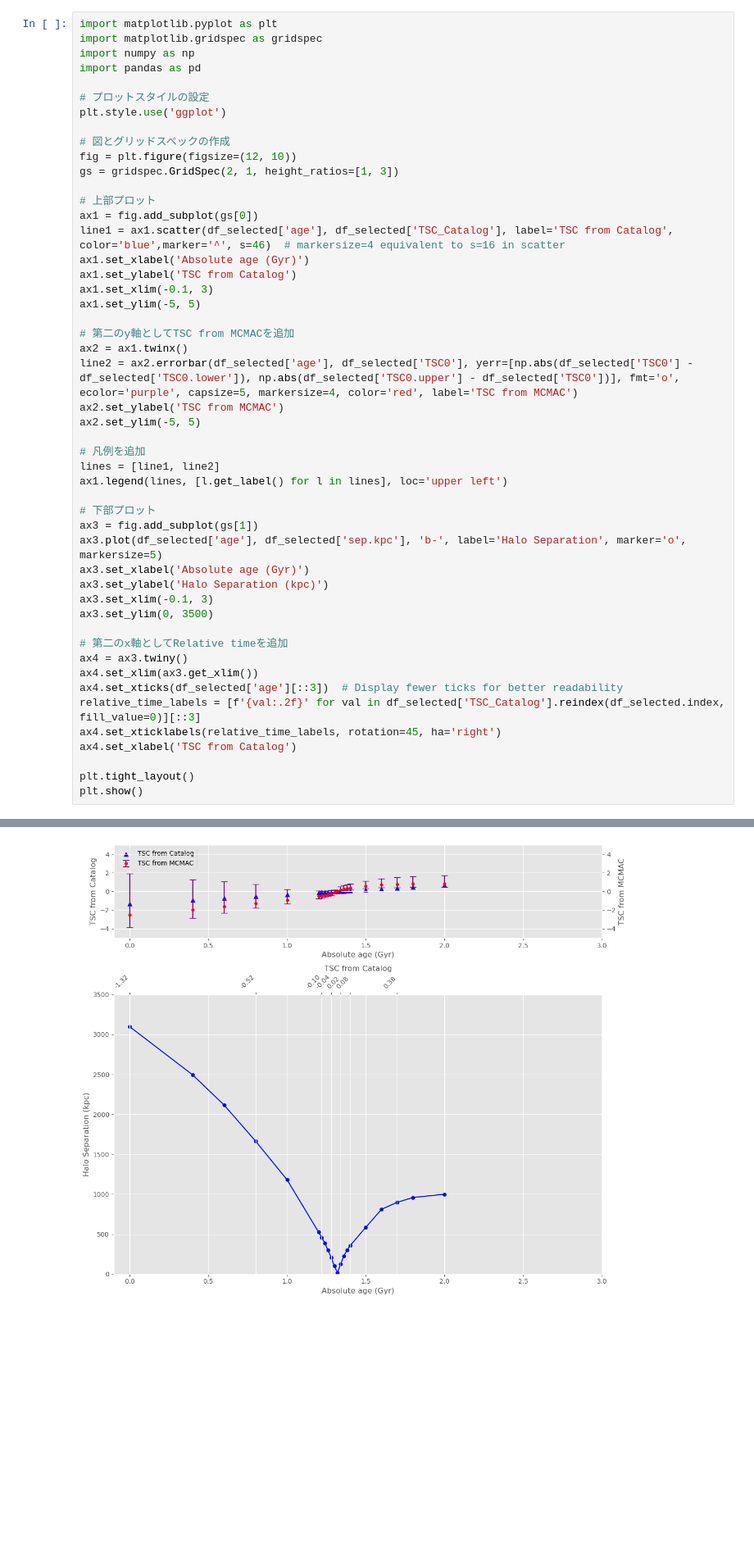
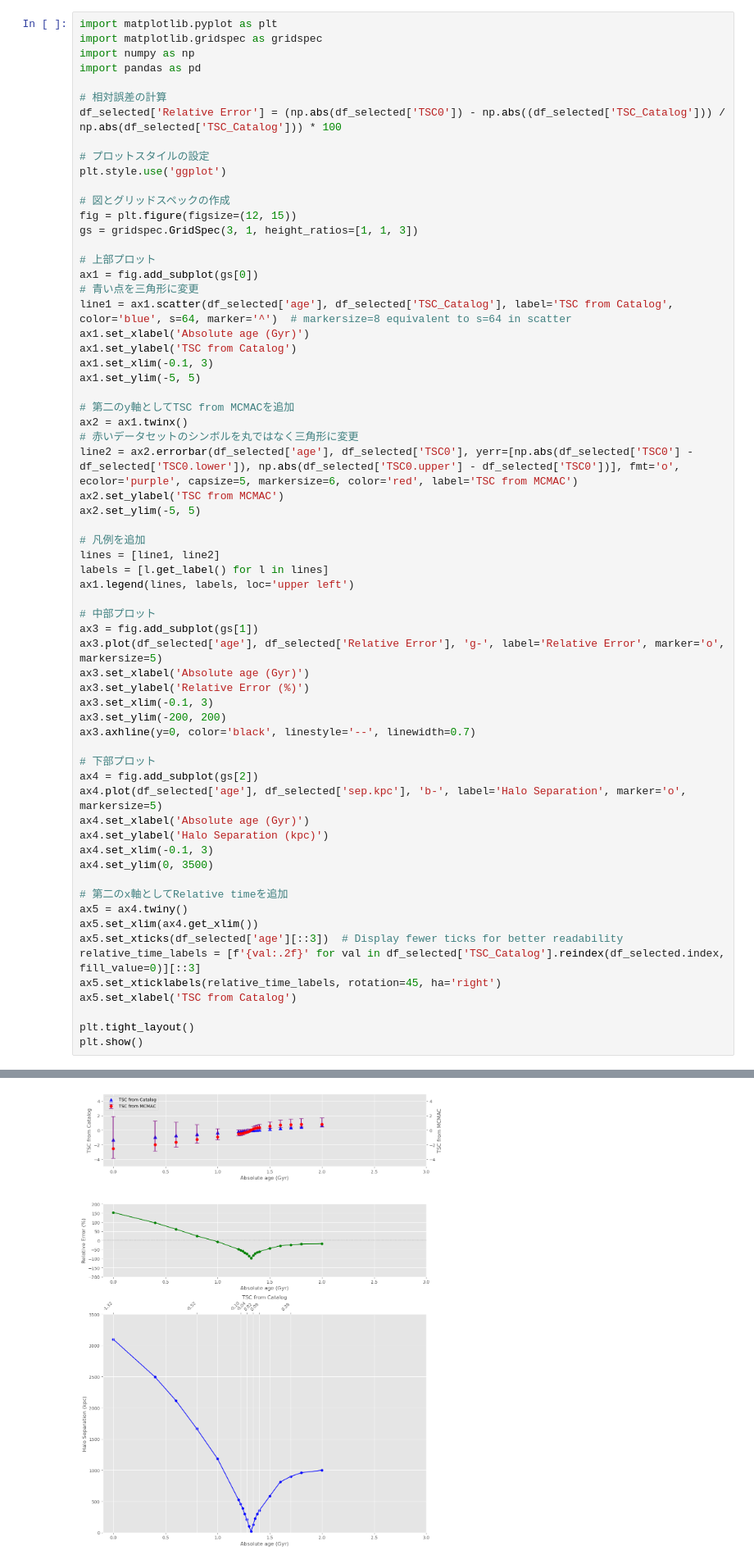
Before and after one commit to ryusei172525/SSP2024_GalaxyClusters, a Jupyter notebook: analysis1.ipynb, the cells around one changed output, grey strips where cells are left out. Shown at 82% size. Saved outputs shown, nothing was run; the diff lists cells and outputs as text; blank space fills up the shorter version.

Commit message:
add relative error plots

```diff
--- a/analysis1.ipynb
+++ b/analysis1.ipynb
@@ -52,16 +52,20 @@ import matplotlib.gridspec as gridspec
 import numpy as np
 import pandas as pd
 
+# 相対誤差の計算
+df_selected['Relative Error'] = (np.abs(df_selected['TSC0']) - np.abs((df_selected['TSC_Catalog'])) / np.abs(df_selected['TSC_Catalog'])) * 100
+
 # プロットスタイルの設定
 plt.style.use('ggplot')
 
 # 図とグリッドスペックの作成
-fig = plt.figure(figsize=(12, 10))
-gs = gridspec.GridSpec(2, 1, height_ratios=[1, 3])
+fig = plt.figure(figsize=(12, 15))
+gs = gridspec.GridSpec(3, 1, height_ratios=[1, 1, 3])
 
 # 上部プロット
 ax1 = fig.add_subplot(gs[0])
-line1 = ax1.scatter(df_selected['age'], df_selected['TSC_Catalog'], label='TSC from Catalog', color='blue',marker='^', s=46)  # markersize=4 equivalent to s=16 in scatter
+# 青い点を三角形に変更
+line1 = ax1.scatter(df_selected['age'], df_selected['TSC_Catalog'], label='TSC from Catalog', color='blue', s=64, marker='^')  # markersize=8 equivalent to s=64 in scatter
 ax1.set_xlabel('Absolute age (Gyr)')
 ax1.set_ylabel('TSC from Catalog')
 ax1.set_xlim(-0.1, 3)
@@ -69,29 +73,40 @@ ax1.set_ylim(-5, 5)
 
 # 第二のy軸としてTSC from MCMACを追加
 ax2 = ax1.twinx()
-line2 = ax2.errorbar(df_selected['age'], df_selected['TSC0'], yerr=[np.abs(df_selected['TSC0'] - df_selected['TSC0.lower']), np.abs(df_selected['TSC0.upper'] - df_selected['TSC0'])], fmt='o', ecolor='purple', capsize=5, markersize=4, color='red', label='TSC from MCMAC')
+# 赤いデータセットのシンボルを丸ではなく三角形に変更
+line2 = ax2.errorbar(df_selected['age'], df_selected['TSC0'], yerr=[np.abs(df_selected['TSC0'] - df_selected['TSC0.lower']), np.abs(df_selected['TSC0.upper'] - df_selected['TSC0'])], fmt='o', ecolor='purple', capsize=5, markersize=6, color='red', label='TSC from MCMAC')
 ax2.set_ylabel('TSC from MCMAC')
 ax2.set_ylim(-5, 5)
 
 # 凡例を追加
 lines = [line1, line2]
-ax1.legend(lines, [l.get_label() for l in lines], loc='upper left')
+labels = [l.get_label() for l in lines]
+ax1.legend(lines, labels, loc='upper left')
+
+# 中部プロット
+ax3 = fig.add_subplot(gs[1])
+ax3.plot(df_selected['age'], df_selected['Relative Error'], 'g-', label='Relative Error', marker='o', markersize=5)
+ax3.set_xlabel('Absolute age (Gyr)')
+ax3.set_ylabel('Relative Error (%)')
+ax3.set_xlim(-0.1, 3)
+ax3.set_ylim(-200, 200)
+ax3.axhline(y=0, color='black', linestyle='--', linewidth=0.7)
 
 # 下部プロット
-ax3 = fig.add_subplot(gs[1])
-ax3.plot(df_selected['age'], df_selected['sep.kpc'], 'b-', label='Halo Separation', marker='o', markersize=5)
-ax3.set_xlabel('Absolute age (Gyr)')
-ax3.set_ylabel('Halo Separation (kpc)')
-ax3.set_xlim(-0.1, 3)
-ax3.set_ylim(0, 3500)
+ax4 = fig.add_subplot(gs[2])
+ax4.plot(df_selected['age'], df_selected['sep.kpc'], 'b-', label='Halo Separation', marker='o', markersize=5)
+ax4.set_xlabel('Absolute age (Gyr)')
+ax4.set_ylabel('Halo Separation (kpc)')
+ax4.set_xlim(-0.1, 3)
+ax4.set_ylim(0, 3500)
 
 # 第二のx軸としてRelative timeを追加
-ax4 = ax3.twiny()
-ax4.set_xlim(ax3.get_xlim())
-ax4.set_xticks(df_selected['age'][::3])  # Display fewer ticks for better readability
+ax5 = ax4.twiny()
+ax5.set_xlim(ax4.get_xlim())
+ax5.set_xticks(df_selected['age'][::3])  # Display fewer ticks for better readability
 relative_time_labels = [f'{val:.2f}' for val in df_selected['TSC_Catalog'].reindex(df_selected.index, fill_value=0)][::3]
-ax4.set_xticklabels(relative_time_labels, rotation=45, ha='right')
-ax4.set_xlabel('TSC from Catalog')
+ax5.set_xticklabels(relative_time_labels, rotation=45, ha='right')
+ax5.set_xlabel('TSC from Catalog')
 
 plt.tight_layout()
 plt.show()
@@ -99,4 +119,4 @@ plt.show()
-[figure, old version]
+[figure, new version]
 # %% [markdown]
 ## Mass ratio 1:1 b=500kpc
 # %%
```
Also changed, not shown: parts of 9 cells of this notebook.
